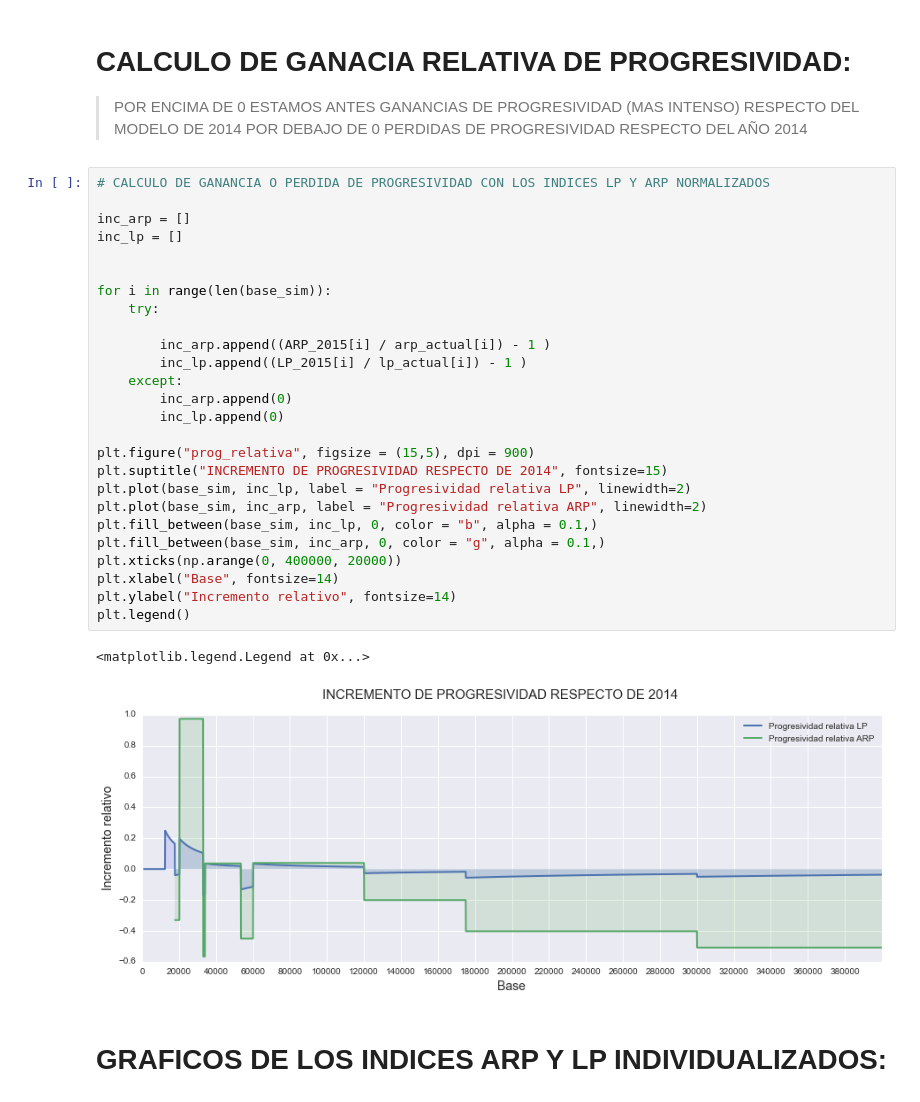
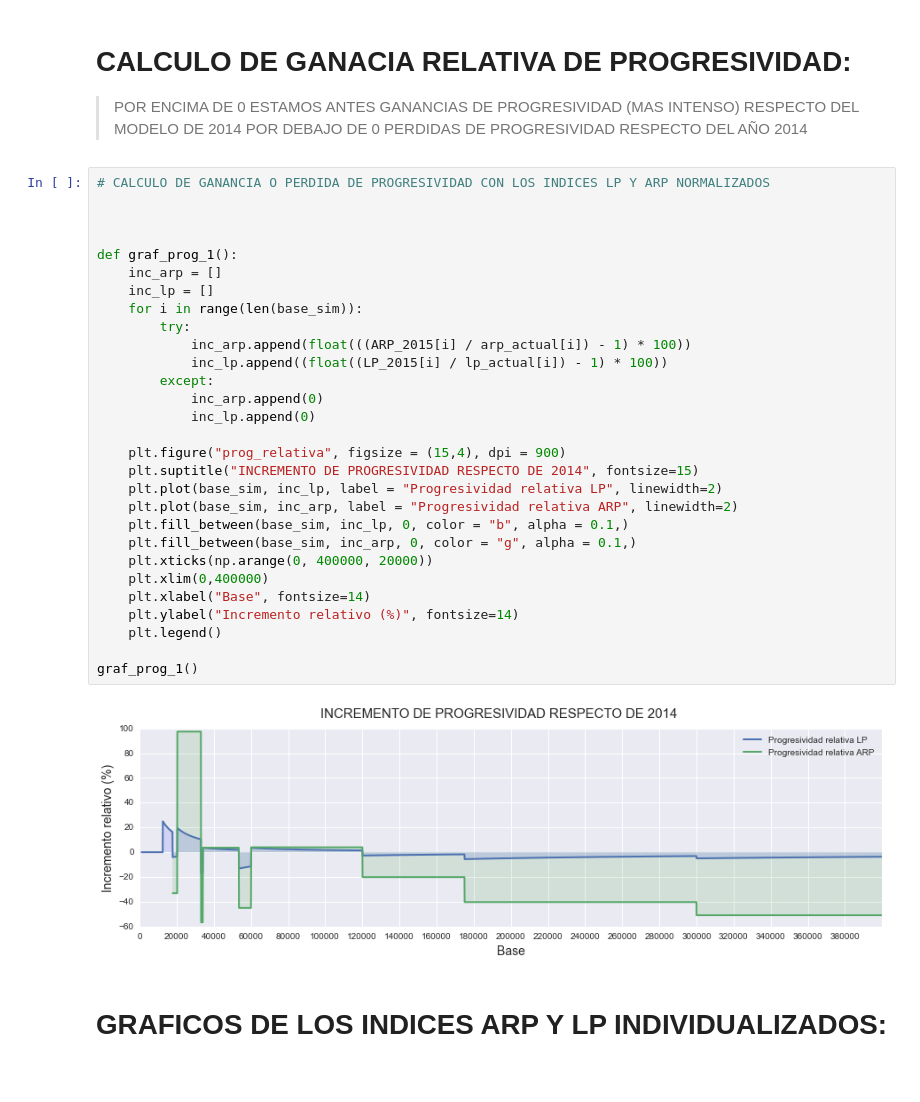
Before and after one commit to mmngreco/prog_local_irpf, a Jupyter notebook: prog_fiscal.ipynb, the cells around one changed output. Drawn from its saved outputs; the diff is of its cells as text.

```diff
--- a/prog_fiscal.ipynb
+++ b/prog_fiscal.ipynb
@@ -466,32 +464,34 @@ plt.show
 # %%
 # CALCULO DE GANANCIA O PERDIDA DE PROGRESIVIDAD CON LOS INDICES LP Y ARP NORMALIZADOS
 
-inc_arp = []
-inc_lp = []
 
 
-for i in range(len(base_sim)):
-    try:
+def graf_prog_1():
+    inc_arp = []
+    inc_lp = []
+    for i in range(len(base_sim)):
+        try:
+            inc_arp.append(float(((ARP_2015[i] / arp_actual[i]) - 1) * 100))
+            inc_lp.append((float((LP_2015[i] / lp_actual[i]) - 1) * 100))
+        except:
+            inc_arp.append(0)
+            inc_lp.append(0)
 
-        inc_arp.append((ARP_2015[i] / arp_actual[i]) - 1 )
-        inc_lp.append((LP_2015[i] / lp_actual[i]) - 1 )
-    except:
-        inc_arp.append(0)
-        inc_lp.append(0)
+    plt.figure("prog_relativa", figsize = (15,4), dpi = 900)
+    plt.suptitle("INCREMENTO DE PROGRESIVIDAD RESPECTO DE 2014", fontsize=15)
+    plt.plot(base_sim, inc_lp, label = "Progresividad relativa LP", linewidth=2)
+    plt.plot(base_sim, inc_arp, label = "Progresividad relativa ARP", linewidth=2)
+    plt.fill_between(base_sim, inc_lp, 0, color = "b", alpha = 0.1,)
+    plt.fill_between(base_sim, inc_arp, 0, color = "g", alpha = 0.1,)
+    plt.xticks(np.arange(0, 400000, 20000))
+    plt.xlim(0,400000)
+    plt.xlabel("Base", fontsize=14)
+    plt.ylabel("Incremento relativo (%)", fontsize=14)
+    plt.legend()
 
-plt.figure("prog_relativa", figsize = (15,5), dpi = 900)
-plt.suptitle("INCREMENTO DE PROGRESIVIDAD RESPECTO DE 2014", fontsize=15)
-plt.plot(base_sim, inc_lp, label = "Progresividad relativa LP", linewidth=2)
-plt.plot(base_sim, inc_arp, label = "Progresividad relativa ARP", linewidth=2)
-plt.fill_between(base_sim, inc_lp, 0, color = "b", alpha = 0.1,)
-plt.fill_between(base_sim, inc_arp, 0, color = "g", alpha = 0.1,)
-plt.xticks(np.arange(0, 400000, 20000))
-plt.xlabel("Base", fontsize=14)
-plt.ylabel("Incremento relativo", fontsize=14)
-plt.legend()
+graf_prog_1()
 # %% [output]
-<matplotlib.legend.Legend at 0x...>
-[figure, old version]
+[figure, new version]
 # %% [markdown]
 # GRAFICOS DE LOS INDICES ARP Y LP INDIVIDUALIZADOS:
 # %%
```
Also changed, not shown: parts of 11 cells of this notebook.
